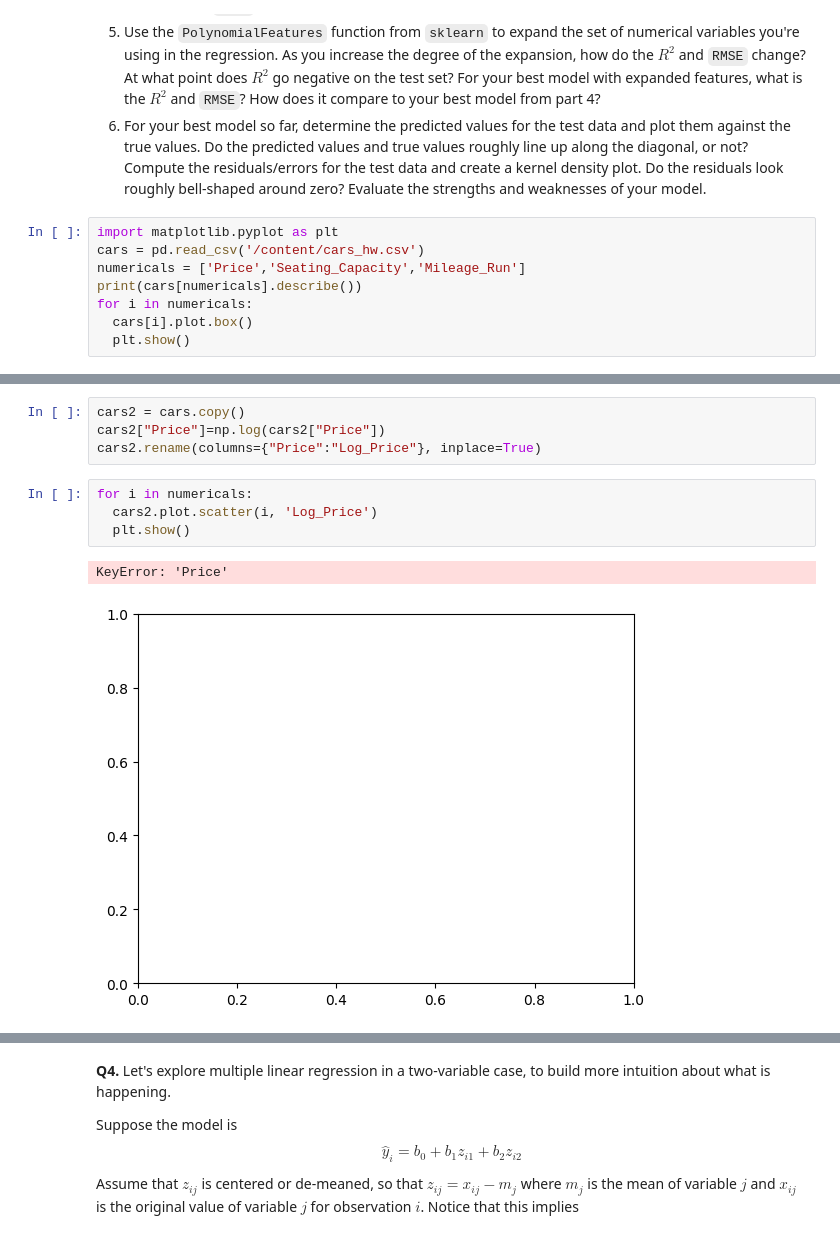
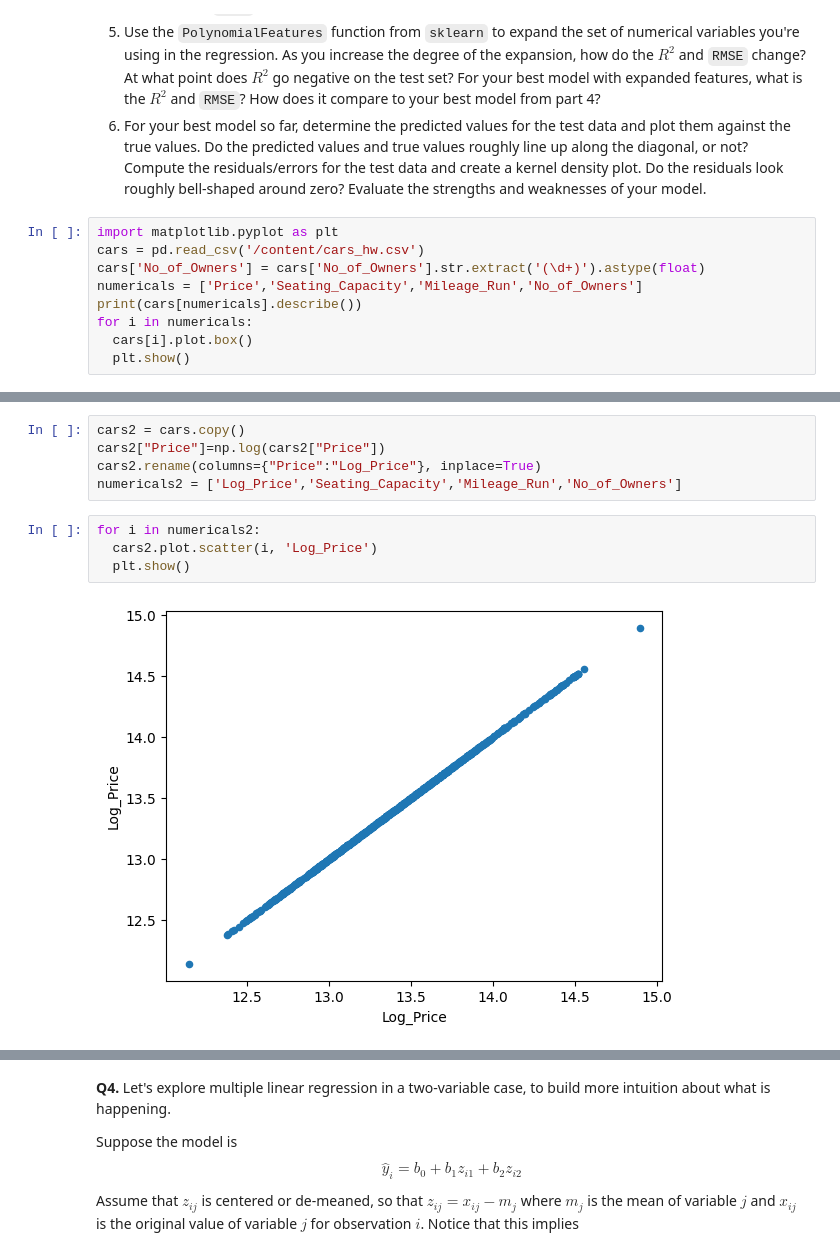
Before and after one commit to btw257-ui/linear_models, a Jupyter notebook: assignment/assignment.ipynb, the cells around one changed output, grey strips where cells are left out. Drawn from its saved outputs; the diff is of its cells as text.

```diff
--- a/assignment/assignment.ipynb
+++ b/assignment/assignment.ipynb
@@ -201,7 +201,8 @@ Coefficients: [ 1.00689576e+00  6.46110310e+01  1.25558750e+02  3.16665223e+01
 # %%
 import matplotlib.pyplot as plt
 cars = pd.read_csv('/content/cars_hw.csv')
-numericals = ['Price','Seating_Capacity','Mileage_Run']
+cars['No_of_Owners'] = cars['No_of_Owners'].str.extract('(\d+)').astype(float)
+numericals = ['Price','Seating_Capacity','Mileage_Run','No_of_Owners']
 print(cars[numericals].describe())
 for i in numericals:
   cars[i].plot.box()
@@ -231,10 +234,10 @@ for i in numericals:
 cars2 = cars.copy()
 cars2["Price"]=np.log(cars2["Price"])
 cars2.rename(columns={"Price":"Log_Price"}, inplace=True)
+numericals2 = ['Log_Price','Seating_Capacity','Mileage_Run','No_of_Owners']
 # %%
-for i in numericals:
+for i in numericals2:
   cars2.plot.scatter(i, 'Log_Price')
   plt.show()
 # %% [output]
-KeyError: 'Price'
-[figure, old version]
+[figure, new version]
```
Also changed, not shown: parts of 6 cells of this notebook.
